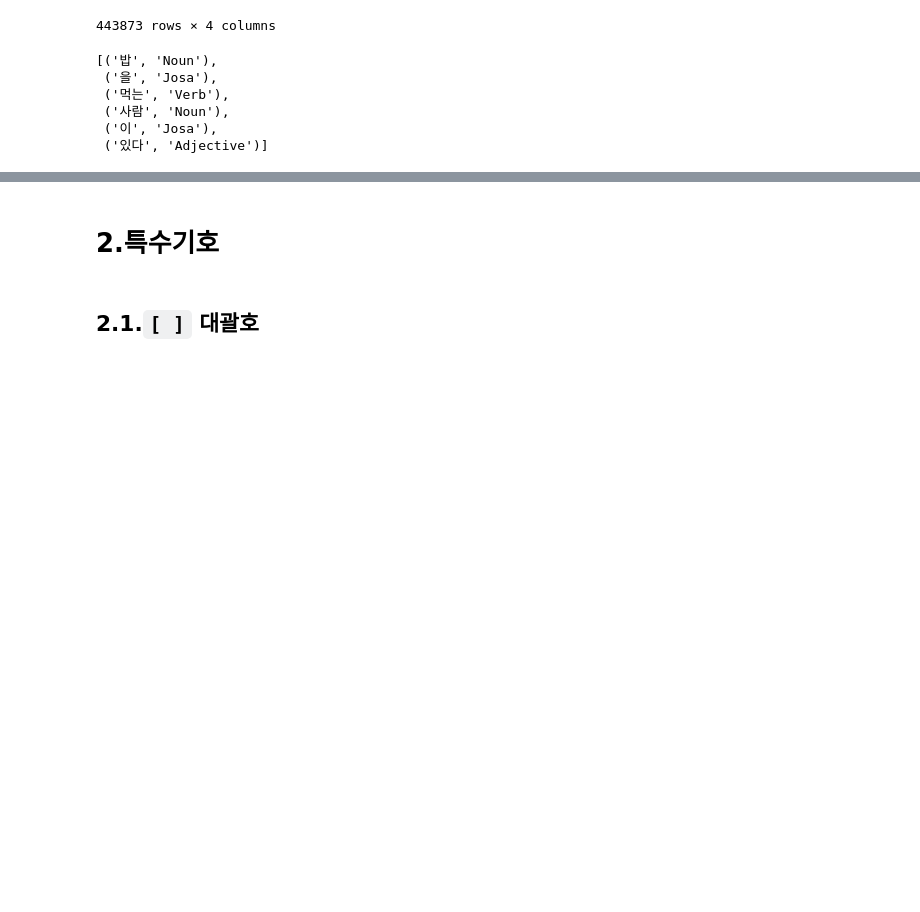
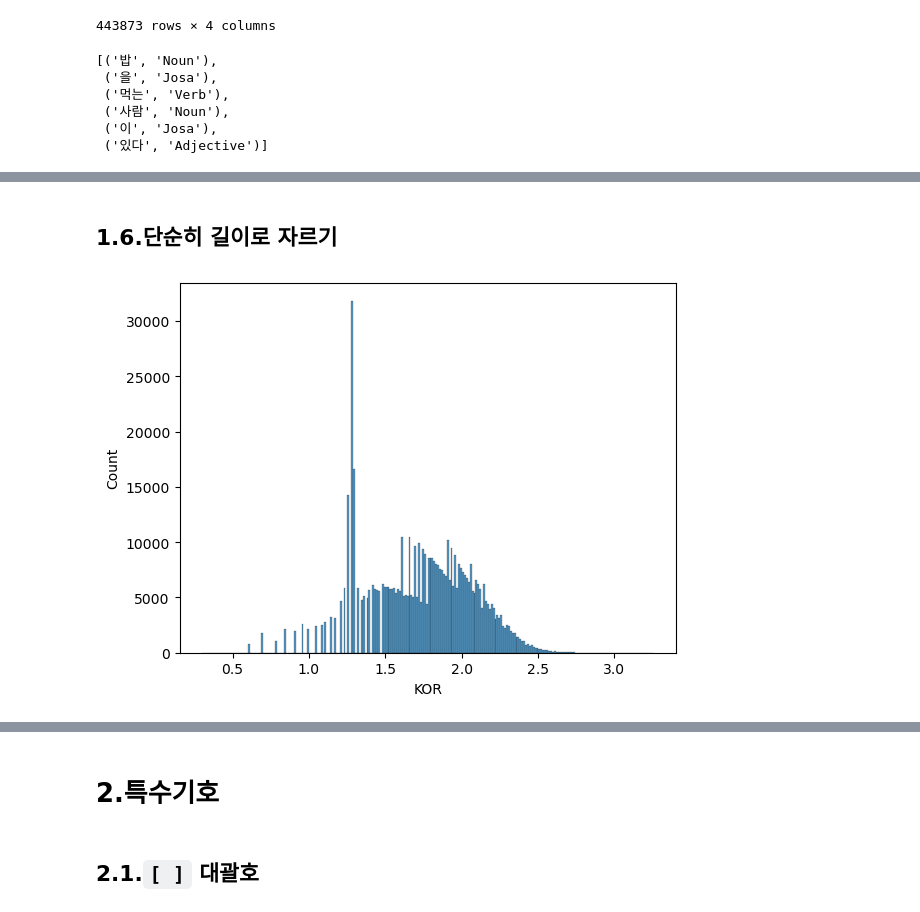
Before and after one commit to tjtmddnjswkd/capstone, a Jupyter notebook: p3_preprocessing_memo.ipynb, the cells around one changed output, grey strips where cells are left out. Drawn from its saved outputs; the diff is of its cells as text; code cells hidden in the pictures; blank space fills up the shorter version.

```diff
--- a/p3_preprocessing_memo.ipynb
+++ b/p3_preprocessing_memo.ipynb
@@ -321,0 +521,9 @@ okt.pos("밥을 먹는 사람이 있다")
+# %% [markdown]
+## 1.6.단순히 길이로 자르기
+# %%
+import seaborn as sns
+
+sns.histplot(np.log10(df.KOR.apply(len)))
+plt.show()
+# %% [output]
+[figure, added]
```
Also changed, not shown: parts of 60 cells of this notebook, 2 other files.
